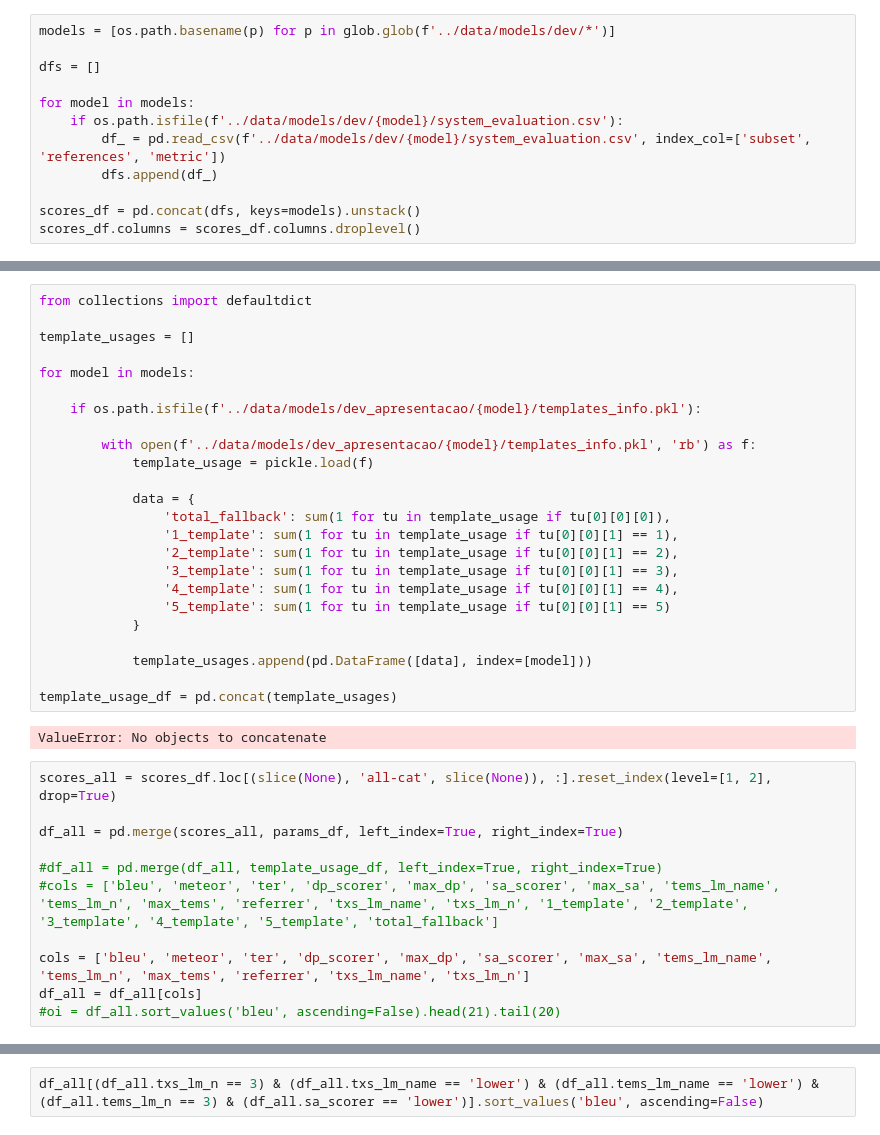
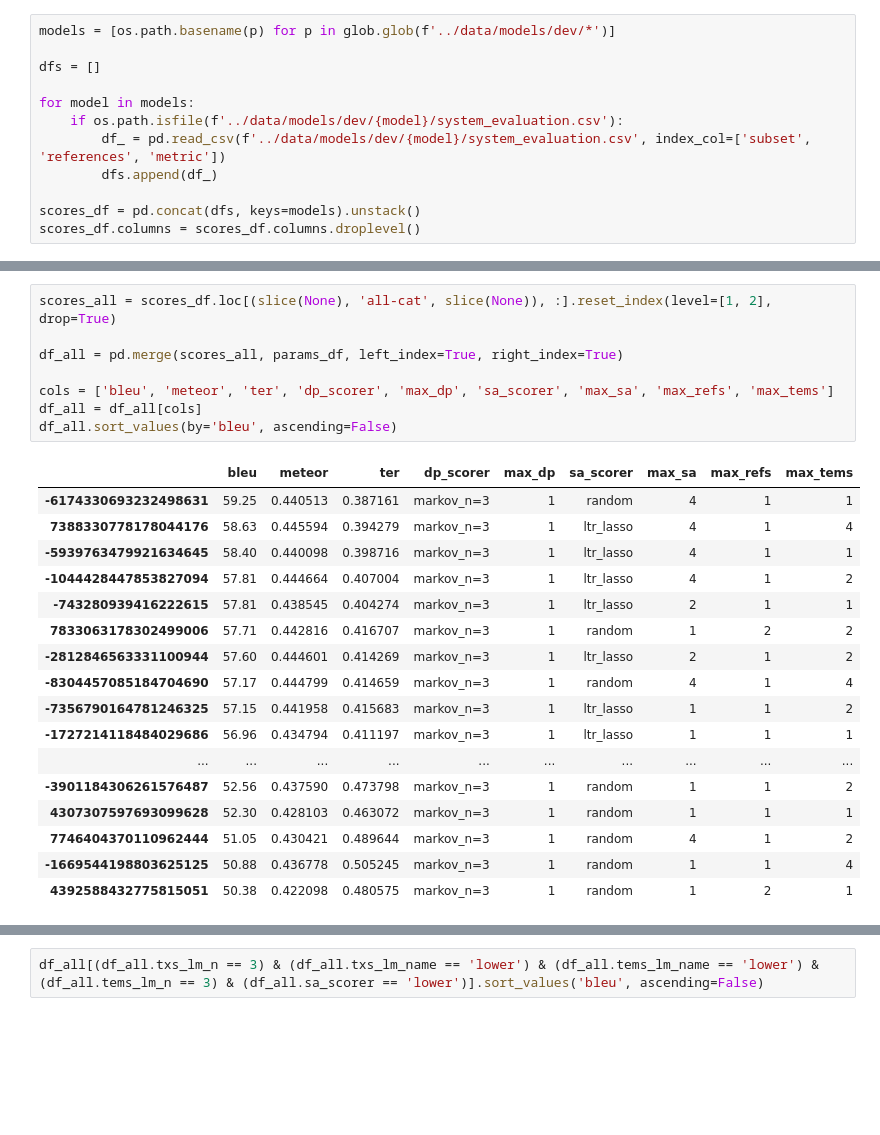
Before and after one commit to abevieiramota/masters, a Jupyter notebook: notebook/00 - Automatic evaluation - DEV.ipynb, the cells around one changed output, grey strips where cells are left out. Drawn from its saved outputs; the diff is of its cells as text; blank space fills up the shorter version.

```diff
--- a/notebook/00 - Automatic evaluation - DEV.ipynb
+++ b/notebook/00 - Automatic evaluation - DEV.ipynb
@@ -34,37 +40,26 @@ params_df.txs_lm_n.fillna(0, inplace=True)
-# %%
-from collections import defaultdict
-
-template_usages = []
-
-for model in models:
-
-    if os.path.isfile(f'../data/models/dev_apresentacao/{model}/templates_info.pkl'):
-
-        with open(f'../data/models/dev_apresentacao/{model}/templates_info.pkl', 'rb') as f:
-            template_usage = pickle.load(f)
-
-            data = {
-                'total_fallback': sum(1 for tu in template_usage if tu[0][0][0]),
-                '1_template': sum(1 for tu in template_usage if tu[0][0][1] == 1),
-                '2_template': sum(1 for tu in template_usage if tu[0][0][1] == 2),
-                '3_template': sum(1 for tu in template_usage if tu[0][0][1] == 3),
-                '4_template': sum(1 for tu in template_usage if tu[0][0][1] == 4),
-                '5_template': sum(1 for tu in template_usage if tu[0][0][1] == 5)
-            }
-
-            template_usages.append(pd.DataFrame([data], index=[model]))
-
-template_usage_df = pd.concat(template_usages)
-# %% [output]
-ValueError: No objects to concatenate
 # %%
 scores_all = scores_df.loc[(slice(None), 'all-cat', slice(None)), :].reset_index(level=[1, 2], drop=True)
 
 df_all = pd.merge(scores_all, params_df, left_index=True, right_index=True)
 
-#df_all = pd.merge(df_all, template_usage_df, left_index=True, right_index=True)
-#cols = ['bleu', 'meteor', 'ter', 'dp_scorer', 'max_dp', 'sa_scorer', 'max_sa', 'tems_lm_name', 'tems_lm_n', 'max_tems', 'referrer', 'txs_lm_name', 'txs_lm_n', '1_template', '2_template', '3_template', '4_template', '5_template', 'total_fallback']
-
-cols = ['bleu', 'meteor', 'ter', 'dp_scorer', 'max_dp', 'sa_scorer', 'max_sa', 'tems_lm_name', 'tems_lm_n', 'max_tems', 'referrer', 'txs_lm_name', 'txs_lm_n']
+cols = ['bleu', 'meteor', 'ter', 'dp_scorer', 'max_dp', 'sa_scorer', 'max_sa', 'max_refs', 'max_tems']
 df_all = df_all[cols]
-#oi = df_all.sort_values('bleu', ascending=False).head(21).tail(20)
+df_all.sort_values(by='bleu', ascending=False)
+# %% [output]
+|  | bleu | meteor | ter | dp_scorer | max_dp | sa_scorer | max_sa | max_refs | max_tems |
+| -6174330693232498631 | 59.25 | 0.440513 | 0.387161 | markov_n=3 | 1 | random | 4 | 1 | 1 |
+| 7388330778178044176 | 58.63 | 0.445594 | 0.394279 | markov_n=3 | 1 | ltr_lasso | 4 | 1 | 4 |
+| -5939763479921634645 | 58.40 | 0.440098 | 0.398716 | markov_n=3 | 1 | ltr_lasso | 4 | 1 | 1 |
+| -1044428447853827094 | 57.81 | 0.444664 | 0.407004 | markov_n=3 | 1 | ltr_lasso | 4 | 1 | 2 |
+| -743280939416222615 | 57.81 | 0.438545 | 0.404274 | markov_n=3 | 1 | ltr_lasso | 2 | 1 | 1 |
+| 7833063178302499006 | 57.71 | 0.442816 | 0.416707 | markov_n=3 | 1 | random | 1 | 2 | 2 |
+| -2812846563331100944 | 57.60 | 0.444601 | 0.414269 | markov_n=3 | 1 | ltr_lasso | 2 | 1 | 2 |
+| -8304457085184704690 | 57.17 | 0.444799 | 0.414659 | markov_n=3 | 1 | random | 4 | 1 | 4 |
+| -7356790164781246325 | 57.15 | 0.441958 | 0.415683 | markov_n=3 | 1 | ltr_lasso | 1 | 1 | 2 |
+| -1727214118484029686 | 56.96 | 0.434794 | 0.411197 | markov_n=3 | 1 | ltr_lasso | 1 | 1 | 1 |
+| ... | ... | ... | ... | ... | ... | ... | ... | ... | ... |
+| -3901184306261576487 | 52.56 | 0.437590 | 0.473798 | markov_n=3 | 1 | random | 1 | 1 | 2 |
+| 4307307597693099628 | 52.30 | 0.428103 | 0.463072 | markov_n=3 | 1 | random | 1 | 1 | 1 |
+| 7746404370110962444 | 51.05 | 0.430421 | 0.489644 | markov_n=3 | 1 | random | 4 | 1 | 2 |
+| -1669544198803625125 | 50.88 | 0.436778 | 0.505245 | markov_n=3 | 1 | random | 1 | 1 | 4 |
+| 4392588432775815051 | 50.38 | 0.422098 | 0.480575 | markov_n=3 | 1 | random | 1 | 2 | 1 |
```
Also changed, not shown: parts of 2 cells of this notebook.
